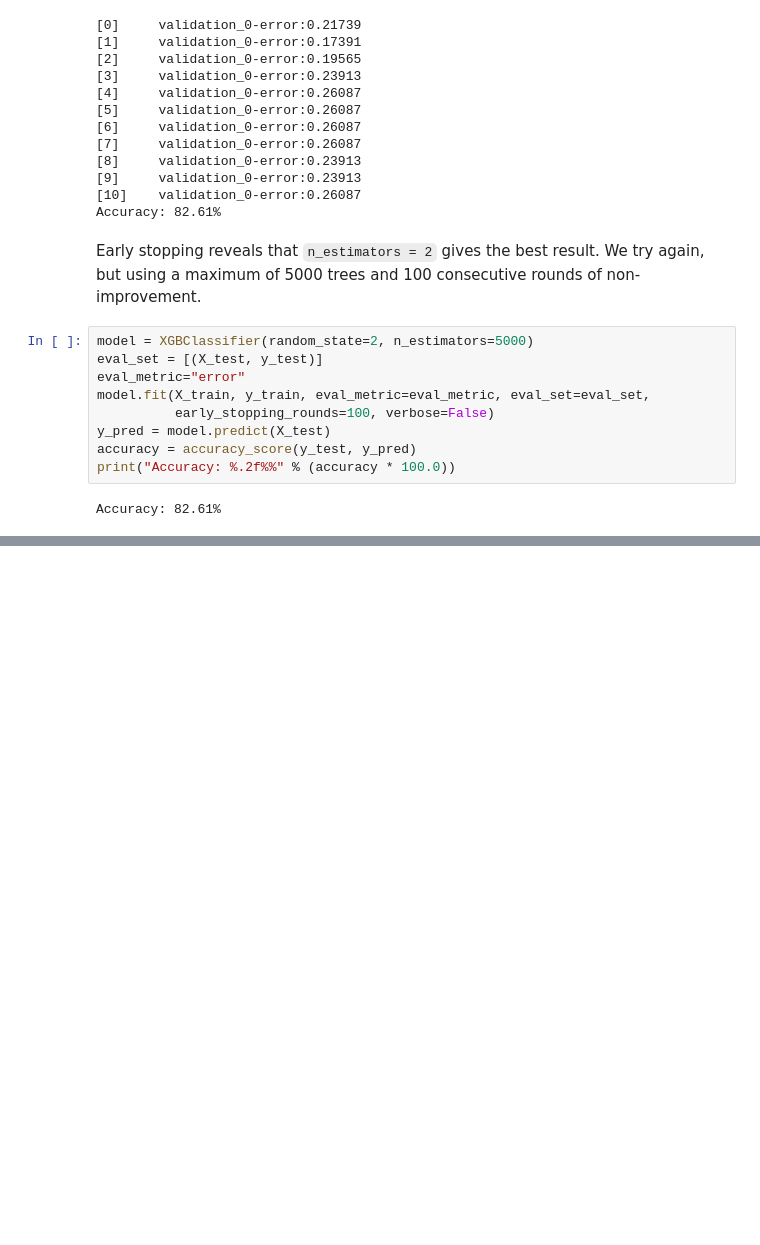
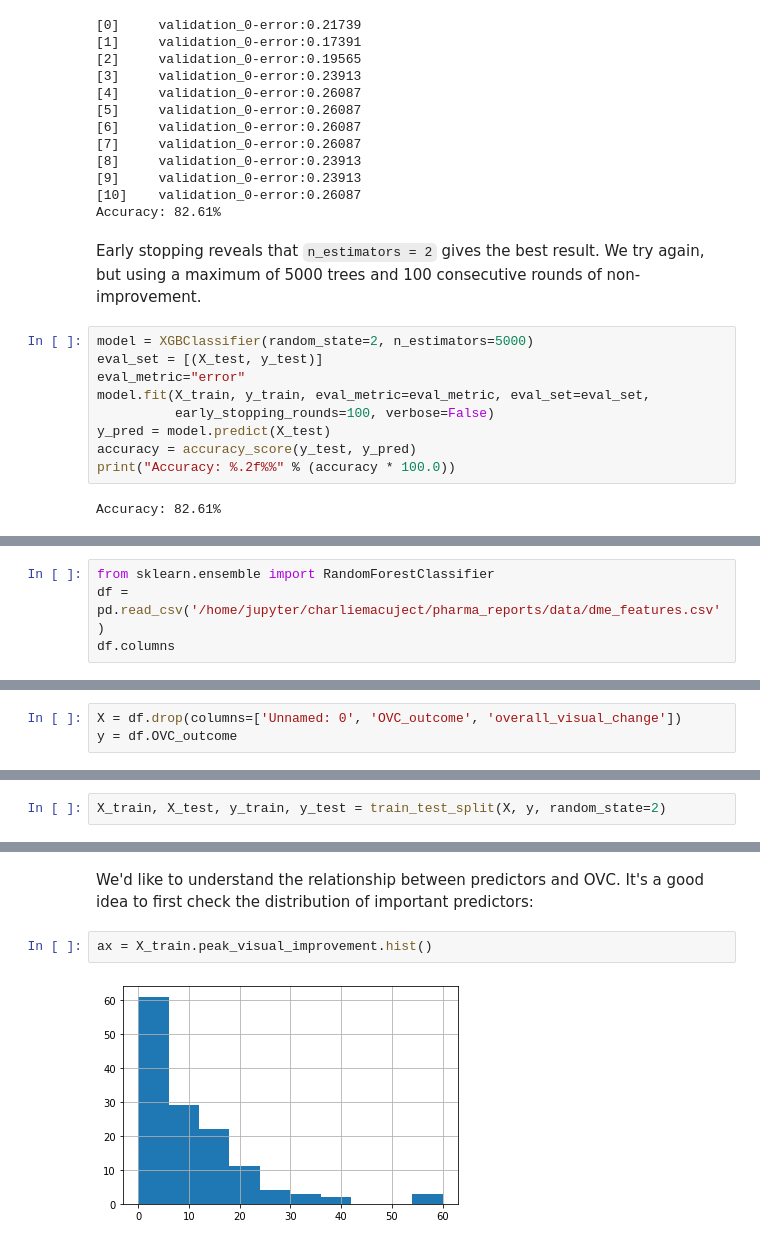
Before and after one commit to charlieoneill23/charliemacuject, a Jupyter notebook: pharma_reports/dme.ipynb, the cells around one changed output, grey strips where cells are left out. Drawn from its saved outputs; the diff is of its cells as text; blank space fills up the shorter version.

Commit message:
random forest dme

```diff
--- a/pharma_reports/dme.ipynb
+++ b/pharma_reports/dme.ipynb
@@ -418,0 +431,4 @@ Accuracy: 82.61%
+# %%
+from sklearn.ensemble import RandomForestClassifier
+df = pd.read_csv('/home/jupyter/charliemacuject/pharma_reports/data/dme_features.csv')
+df.columns
@@ -418,0 +442,3 @@ Accuracy: 82.61%
+# %%
+X = df.drop(columns=['Unnamed: 0', 'OVC_outcome', 'overall_visual_change'])
+y = df.OVC_outcome
@@ -418,0 +453,2 @@ Accuracy: 82.61%
+# %%
+X_train, X_test, y_train, y_test = train_test_split(X, y, random_state=2)
@@ -418,0 +483,6 @@ Accuracy: 82.61%
+# %% [markdown]
+We'd like to understand the relationship between predictors and OVC. It's a good idea to first check the distribution of important predictors:
+# %%
+ax = X_train.peak_visual_improvement.hist()
+# %% [output]
+[figure, added]
```
Also changed, not shown: parts of 14 cells of this notebook, 4 other files.
